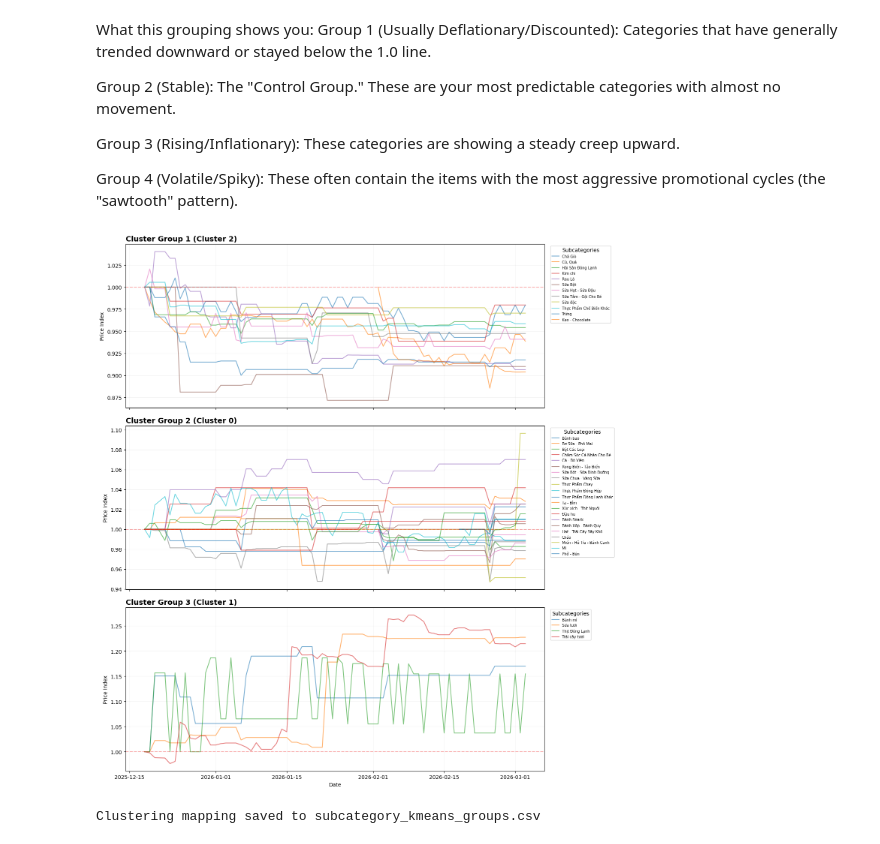
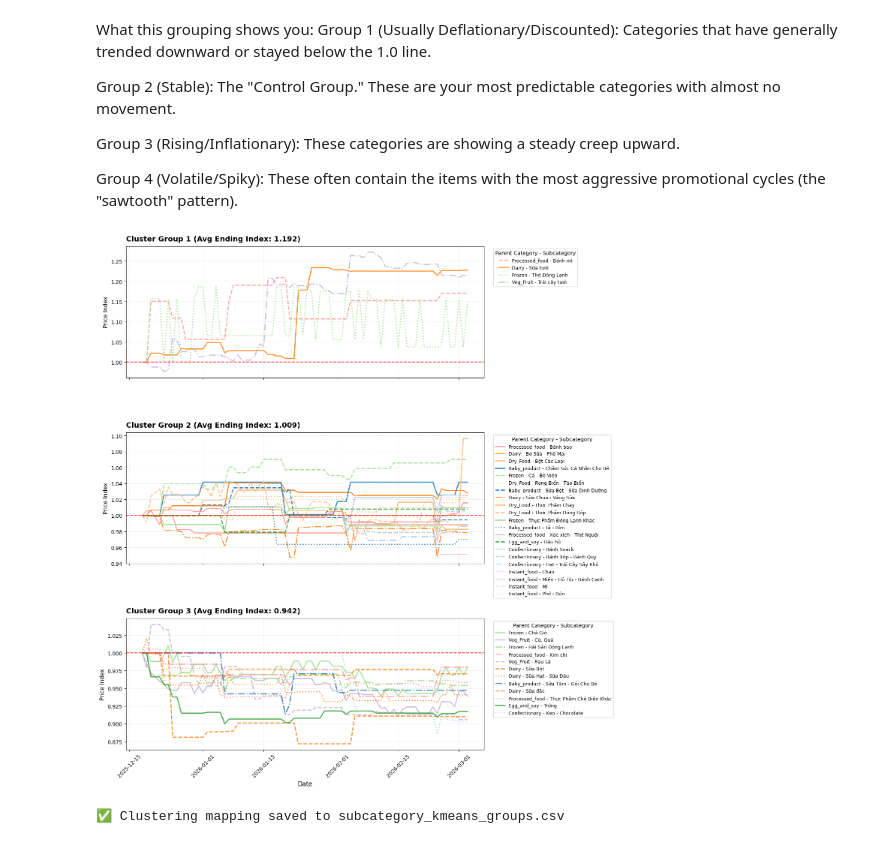
Before and after one commit to AureliaMei/Online-Food-Price, a Jupyter notebook: 06.1. vizualize daily price.ipynb, the cells around one changed output. Saved outputs shown, nothing was run; the diff lists cells and outputs as text; code cells hidden in the pictures.

```diff
--- a/06.1. vizualize daily price.ipynb
+++ b/06.1. vizualize daily price.ipynb
@@ -977,6 +977,7 @@ import glob
 import os
 import matplotlib.pyplot as plt
 from sklearn.cluster import KMeans
+import matplotlib.dates as mdates
 
 # 1. Global Setup & Data Discovery
 folders = [
@@ -999,6 +1000,8 @@ for folder in folders:
     if os.path.exists(lookup_path):
         df_lkp = pd.read_csv(lookup_path)
         df_lkp.columns = df_lkp.columns.str.strip()
+        # Added: Track the parent folder in the lookup table
+        df_lkp['parent_category'] = folder
         all_lookups.append(df_lkp)
 
 df_raw = pd.concat(all_price_data, ignore_index=True)
@@ -1016,8 +1019,9 @@ df_merged = pd.merge(full_grid, df_raw[['date', 'product_name', 'final_price']],
 df_merged = df_merged.sort_values(['product_name', 'date'])
 df_merged['final_price'] = df_merged.groupby('product_name')['final_price'].ffill()
 
-df_final = pd.merge(df_merged, df_lookup[['product_name', 'subcategory']], on='product_name', how='left')
-df_final = df_final.dropna(subset=['final_price', 'subcategory'])
+# Added: Include 'parent_category' in the merge
+df_final = pd.merge(df_merged, df_lookup[['product_name', 'subcategory', 'parent_category']], on='product_name', how='left')
+df_final = df_final.dropna(subset=['final_price', 'subcategory', 'parent_category'])
 
 # 3. Filtering and Outlier Handling
 staple_names = ['Gạo - Nông Sản Khô', 'Ngũ Cốc - Yến Mạch']
@@ -1029,52 +1033,80 @@ df_others = df_final[~df_final['subcategory'].isin(staple_names)].copy()
 df_others = df_others[~((df_others['subcategory'].isin(outlier_subcats)) & (df_others['date'] < cutoff_date))]
 
 # 4. Calculation of Daily Indices
-daily_subcat = df_others.sort_values('date').groupby(['date', 'subcategory'], as_index=False)['final_price'].mean()
+# Added: Include 'parent_category' in the groupby to retain it
+daily_subcat = df_others.sort_values('date').groupby(['date', 'subcategory', 'parent_category'], as_index=False)['final_price'].mean()
 daily_subcat['index'] = daily_subcat.groupby('subcategory')['final_price'].transform(lambda x: x / x.iloc[0])
 
 # 5. K-Means Clustering Logic
 # Step A: Pivot so each row is a subcategory's timeline
 pivot_df = daily_subcat.pivot(index='subcategory', columns='date', values='index')
 
-# Step B: Handle NaNs in the pivot table (Pandas 2.0+ compatible ffill)
+# Step B: Handle NaNs in the pivot table
 pivot_df = pivot_df.ffill(axis=1).fillna(1.0)
 
 # Step C: Run K-Means (Grouping into 3 clusters)
 n_clusters = 3
 kmeans = KMeans(n_clusters=n_clusters, random_state=42, n_init=10)
 pivot_df['cluster'] = kmeans.fit_predict(pivot_df)
 
 # Merge cluster IDs back to the long-format data
 daily_subcat = daily_subcat.merge(pivot_df[['cluster']], on='subcategory', how='left')
 
-# 6. Visualization: One panel per Cluster
+# 6. Visualization: One panel per Cluster utilizing Global Style Manager
 fig, axes = plt.subplots(n_clusters, 1, figsize=(14, 5 * n_clusters), sharex=True)
 
 # Determine the average movement for each cluster to label them helpfully
-cluster_avg = pivot_df.groupby('cluster').mean().iloc[:, -1].sort_values()
-cluster_rank = {cluster_id: f"Cluster Group {i+1}" for i, cluster_id in enumerate(cluster_avg.index)}
+cluster_avg = pivot_df.groupby('cluster').mean().iloc[:, -1].sort_values(ascending=False)
+cluster_rank = {cluster_id: f"Cluster Group {i+1} (Avg Ending Index: {cluster_avg[cluster_id]:.3f})" for i, cluster_id in enumerate(cluster_avg.index)}
 
 for i, cluster_id in enumerate(cluster_avg.index):
     ax = axes[i]
     subset = daily_subcat[daily_subcat['cluster'] == cluster_id]
 
     for sub in subset['subcategory'].unique():
         sub_data = subset[subset['subcategory'] == sub]
-        ax.plot(sub_data['date'], sub_data['index'], label=sub, alpha=0.6)
+        if sub_data.empty: continue
 
-    ax.set_title(f"{cluster_rank[cluster_id]} (Cluster {cluster_id})", fontsize=14, fontweight='bold', loc='left')
-    ax.axhline(1.0, color='red', linestyle='--', alpha=0.3)
-    ax.set_ylabel("Price Index")
-    ax.legend(title="Subcategories", bbox_to_anchor=(1.01, 1), loc='upper left', fontsize='x-small', ncol=1)
-    ax.grid(True, alpha=0.15)
+        # Query the global style manager
+        # Note: style_config must be initialized in your notebook
+        style_info = style_config.get_style(sub)
+        parent_name = style_info['parent']
+        if parent_name == 'Unknown':
+            parent_name = sub_data['parent_category'].iloc[0]
 
-plt.xlabel("Date")
+        plot_color = style_info['color']
+        plot_style = style_info['linestyle']
+
+        # Lower visual weight for outliers
+        lw = 1.0 if sub in outlier_subcats else 2.0
+        alpha = 0.4 if sub in outlier_subcats else 0.85
+        zorder = 1 if sub in outlier_subcats else 5
+
+        ax.plot(sub_data['date'], sub_data['index'],
+                label=f"{parent_name} - {sub}",
+                color=plot_color, linestyle=plot_style,
+                alpha=alpha, linewidth=lw, zorder=zorder)
+
+    # Styling for each subplot
+    ax.set_title(f"{cluster_rank[cluster_id]}", fontsize=14, fontweight='bold', loc='left', pad=10)
+    ax.axhline(1.0, color='red', linestyle='--', alpha=0.8, linewidth=1.5, zorder=10)
+    ax.set_ylabel("Price Index", fontsize=11)
+
+    # Legend formatting
+    ax.legend(title="Parent Category - Subcategory", bbox_to_anchor=(1.02, 1), loc='upper left', fontsize=9, ncol=1)
+    ax.grid(True, linestyle=':', alpha=0.5)
+
+# Formatting the shared x-axis
+plt.gca().xaxis.set_major_formatter(mdates.DateFormatter('%Y-%m-%d'))
+plt.xticks(rotation=45)
+plt.xlabel("Date", fontsize=12)
+
 plt.tight_layout()
 plt.show()
 
 # 7. Export the resulting groups for your records
 pivot_df[['cluster']].to_csv('subcategory_kmeans_groups.csv')
-print("Clustering mapping saved to subcategory_kmeans_groups.csv")
+print("✅ Clustering mapping saved to subcategory_kmeans_groups.csv")
 # %% [output]
-[figure, old version]
+[figure, new version]
-Clustering mapping saved to subcategory_kmeans_groups.csv
+✅ Clustering mapping saved to subcategory_kmeans_groups.csv
```
Also changed, not shown: 48 other files.
